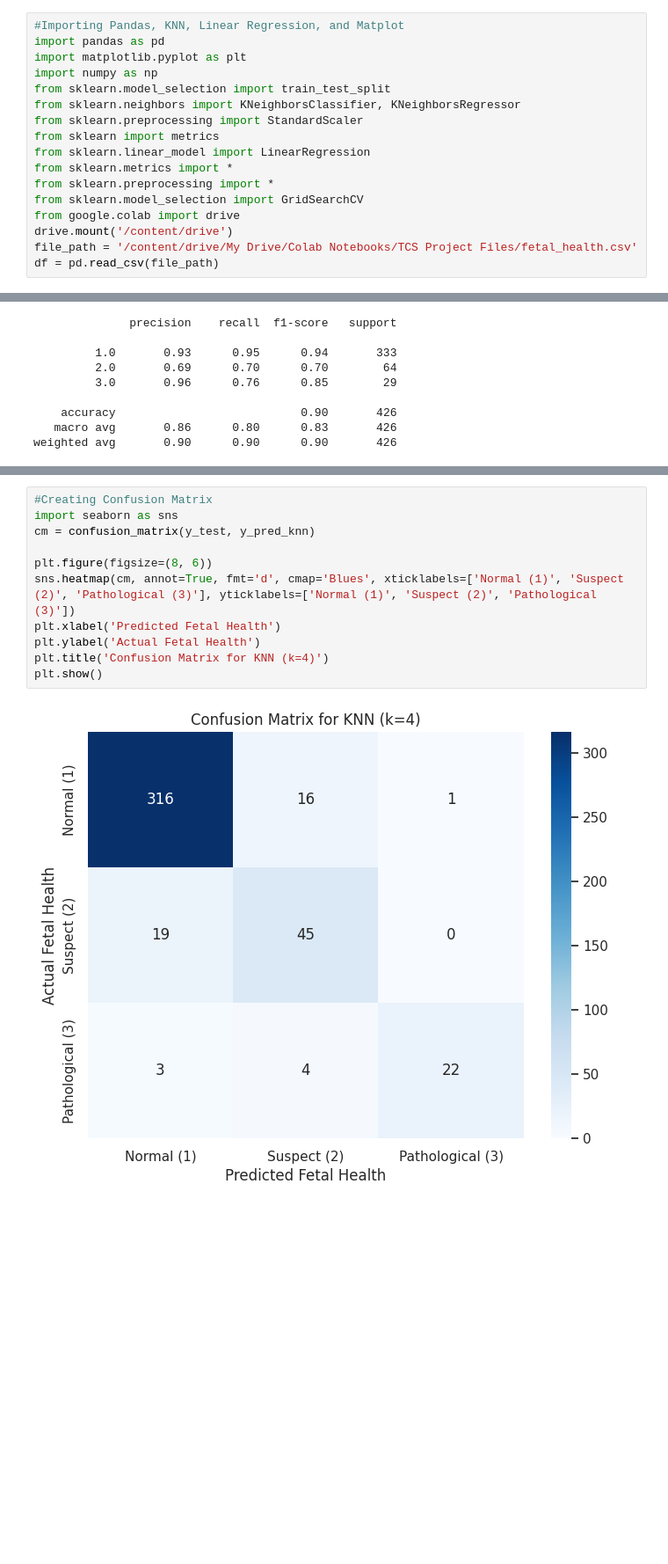
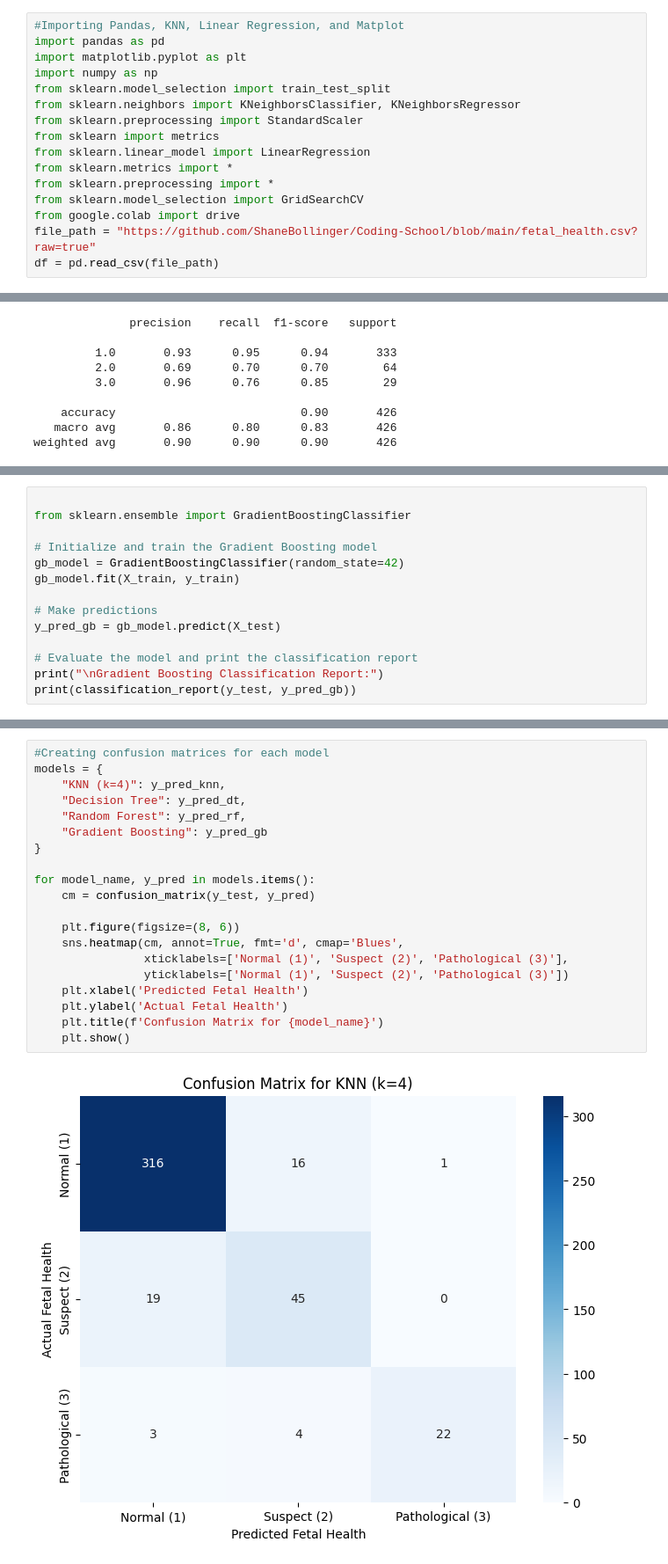
Before and after one commit to ShaneBollinger/Fetal-ANS-Health-Prediction-Project, a Jupyter notebook: TCS__Reproductive_Medicine_ipynb.ipynb, the cells around one changed output, grey strips where cells are left out. Shown at 88% size. Cells and saved outputs as stored; diff of their text form; blank space fills up the shorter version.

```diff
--- a/TCS__Reproductive_Medicine_ipynb.ipynb
+++ b/TCS__Reproductive_Medicine_ipynb.ipynb
@@ -63,6 +65,5 @@ from sklearn.metrics import *
 from sklearn.preprocessing import *
 from sklearn.model_selection import GridSearchCV
 from google.colab import drive
-drive.mount('/content/drive')
-file_path = '/content/drive/My Drive/Colab Notebooks/TCS Project Files/fetal_health.csv'
+file_path = "https://github.com/ShaneBollinger/Coding-School/blob/main/fetal_health.csv?raw=true"
 df = pd.read_csv(file_path)
@@ -185,0 +262,14 @@ weighted avg       0.90      0.90      0.90       426
+# %%
+
+from sklearn.ensemble import GradientBoostingClassifier
+
+# Initialize and train the Gradient Boosting model
+gb_model = GradientBoostingClassifier(random_state=42)
+gb_model.fit(X_train, y_train)
+
+# Make predictions
+y_pred_gb = gb_model.predict(X_test)
+
+# Evaluate the model and print the classification report
+print("\nGradient Boosting Classification Report:")
+print(classification_report(y_test, y_pred_gb))
@@ -186,13 +291,22 @@ weighted avg       0.90      0.90      0.90       426
 # %%
-#Creating Confusion Matrix
-import seaborn as sns
-cm = confusion_matrix(y_test, y_pred_knn)
+#Creating confusion matrices for each model
+models = {
+    "KNN (k=4)": y_pred_knn,
+    "Decision Tree": y_pred_dt,
+    "Random Forest": y_pred_rf,
+    "Gradient Boosting": y_pred_gb
+}
 
-plt.figure(figsize=(8, 6))
-sns.heatmap(cm, annot=True, fmt='d', cmap='Blues', xticklabels=['Normal (1)', 'Suspect (2)', 'Pathological (3)'], yticklabels=['Normal (1)', 'Suspect (2)', 'Pathological (3)'])
-plt.xlabel('Predicted Fetal Health')
-plt.ylabel('Actual Fetal Health')
-plt.title('Confusion Matrix for KNN (k=4)')
-plt.show()
+for model_name, y_pred in models.items():
+    cm = confusion_matrix(y_test, y_pred)
+
+    plt.figure(figsize=(8, 6))
+    sns.heatmap(cm, annot=True, fmt='d', cmap='Blues',
+                xticklabels=['Normal (1)', 'Suspect (2)', 'Pathological (3)'],
+                yticklabels=['Normal (1)', 'Suspect (2)', 'Pathological (3)'])
+    plt.xlabel('Predicted Fetal Health')
+    plt.ylabel('Actual Fetal Health')
+    plt.title(f'Confusion Matrix for {model_name}')
+    plt.show()
 # %% [output]
-[figure, old version]
+[figure, new version]
```
Also changed, not shown: parts of 27 cells of this notebook.
